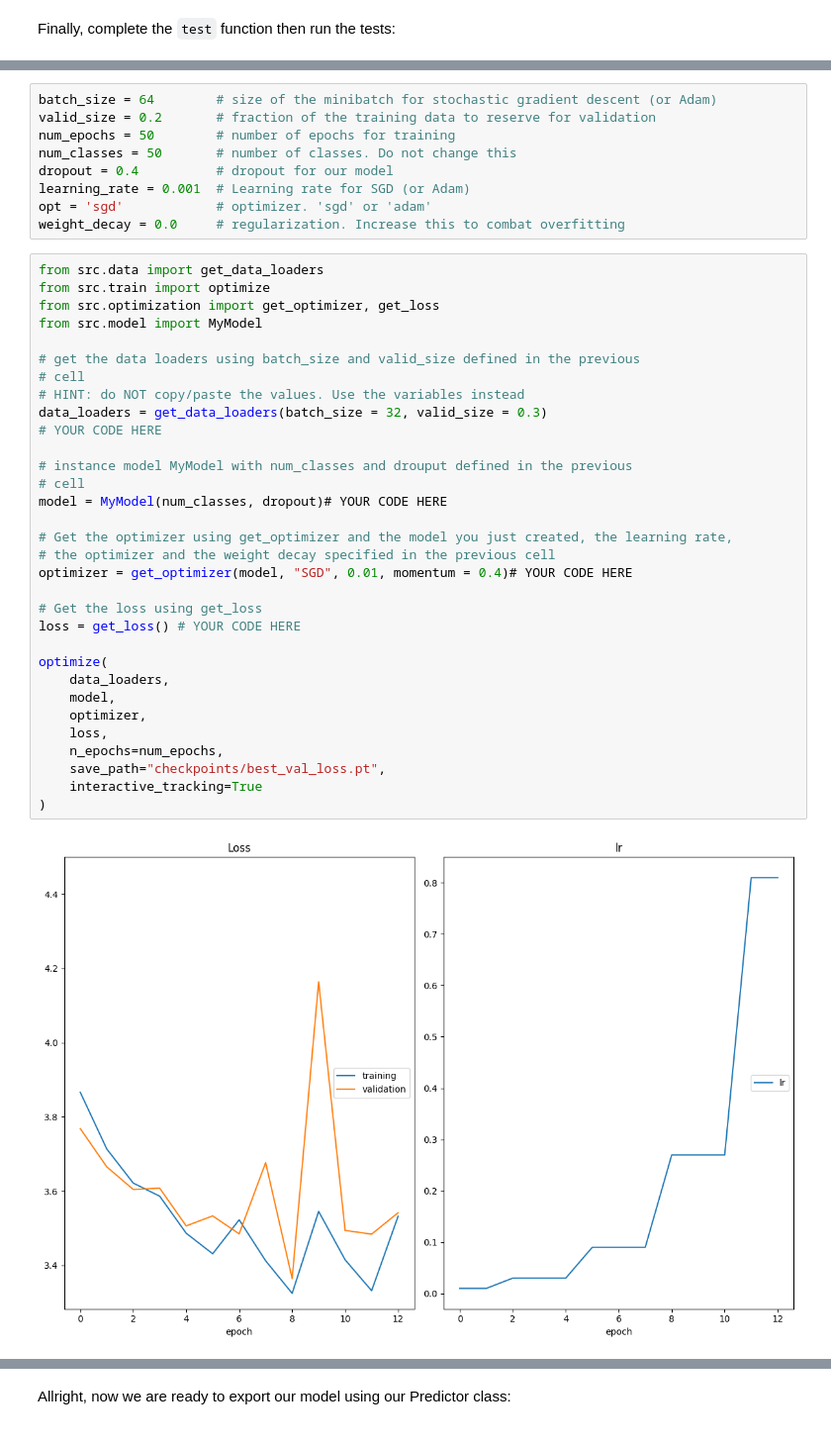
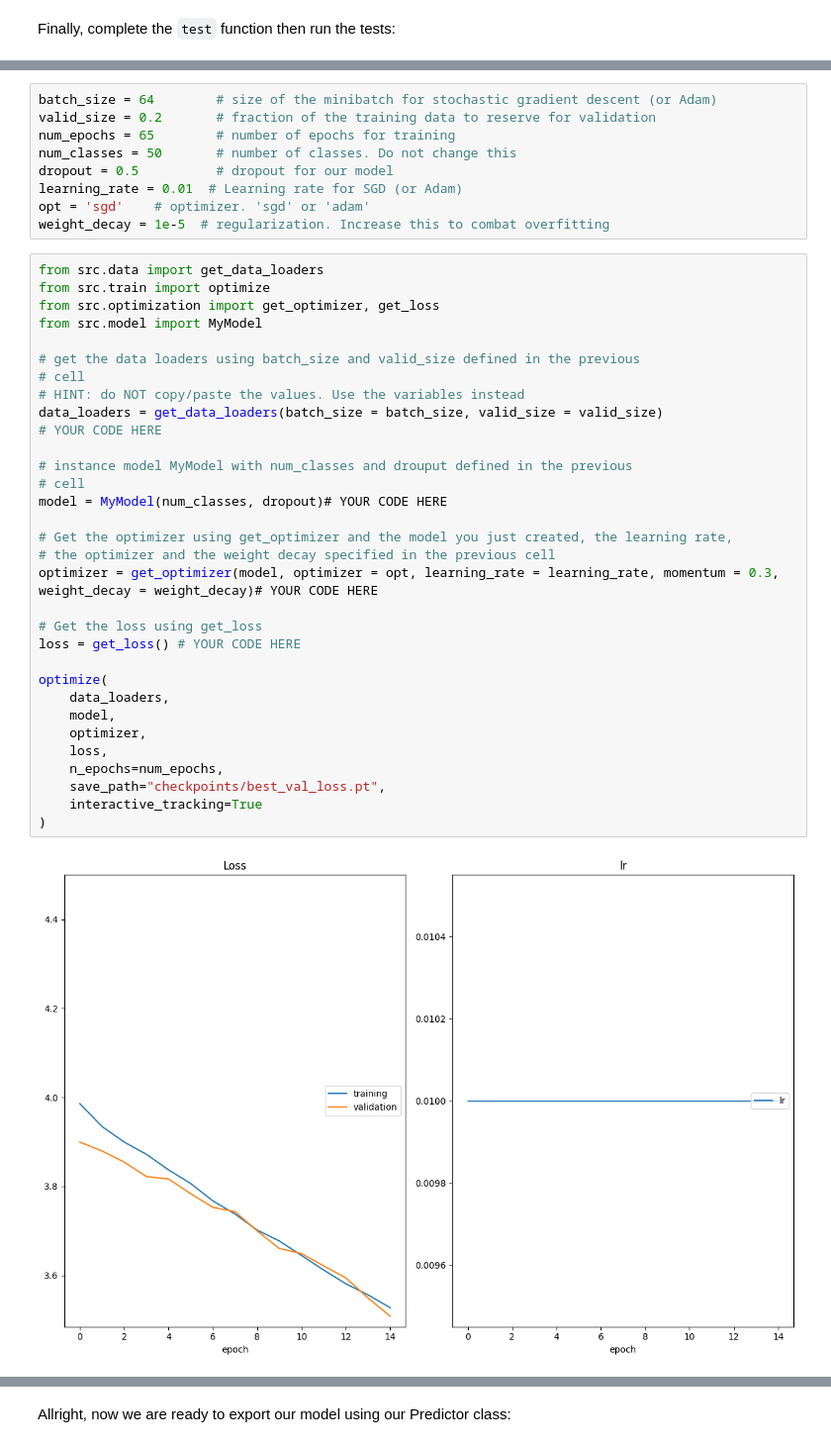
Before and after one commit to Mach-web/Landmark-Classification-Tagging-for-Social-Media-Project, a Jupyter notebook: cnn_from_scratch.ipynb, the cells around one changed output, grey strips where cells are left out. Shown at 99% size. Drawn from its saved outputs; the diff is of its cells as text.

Commit message:
Adjusted dropout and weight decay

```diff
--- a/cnn_from_scratch.ipynb
+++ b/cnn_from_scratch.ipynb
@@ -226,46 +305,46 @@ Let's start by defining a few hyperparameters. Feel free to experiment with diff
 # %%
 batch_size = 64        # size of the minibatch for stochastic gradient descent (or Adam)
 valid_size = 0.2       # fraction of the training data to reserve for validation
-num_epochs = 50        # number of epochs for training
+num_epochs = 65        # number of epochs for training
 num_classes = 50       # number of classes. Do not change this
-dropout = 0.4          # dropout for our model
-learning_rate = 0.001  # Learning rate for SGD (or Adam)
-opt = 'sgd'            # optimizer. 'sgd' or 'adam'
-weight_decay = 0.0     # regularization. Increase this to combat overfitting
+dropout = 0.5          # dropout for our model
+learning_rate = 0.01  # Learning rate for SGD (or Adam)
+opt = 'sgd'    # optimizer. 'sgd' or 'adam'
+weight_decay = 1e-5  # regularization. Increase this to combat overfitting
 # %%
 from src.data import get_data_loaders
 from src.train import optimize
 from src.optimization import get_optimizer, get_loss
 from src.model import MyModel
 
 # get the data loaders using batch_size and valid_size defined in the previous
 # cell
 # HINT: do NOT copy/paste the values. Use the variables instead
-data_loaders = get_data_loaders(batch_size = 32, valid_size = 0.3)
+data_loaders = get_data_loaders(batch_size = batch_size, valid_size = valid_size)
 # YOUR CODE HERE
 
 # instance model MyModel with num_classes and drouput defined in the previous
 # cell
 model = MyModel(num_classes, dropout)# YOUR CODE HERE
 
 # Get the optimizer using get_optimizer and the model you just created, the learning rate,
 # the optimizer and the weight decay specified in the previous cell
-optimizer = get_optimizer(model, "SGD", 0.01, momentum = 0.4)# YOUR CODE HERE
+optimizer = get_optimizer(model, optimizer = opt, learning_rate = learning_rate, momentum = 0.3, weight_decay = weight_decay)# YOUR CODE HERE
 
 # Get the loss using get_loss
 loss = get_loss() # YOUR CODE HERE
 
 optimize(
     data_loaders,
     model,
     optimizer,
     loss,
     n_epochs=num_epochs,
     save_path="checkpoints/best_val_loss.pt",
     interactive_tracking=True
 )
 # %% [output]
-[figure, old version]
+[figure, new version]
 # %% [markdown]
 ---
 ## <img src="static_images/icons/noun-advance-2109145.png" alt=">" style="width:50px"/> Step 6: testing against the Test Set
```
Also changed, not shown: parts of 17 cells of this notebook.
